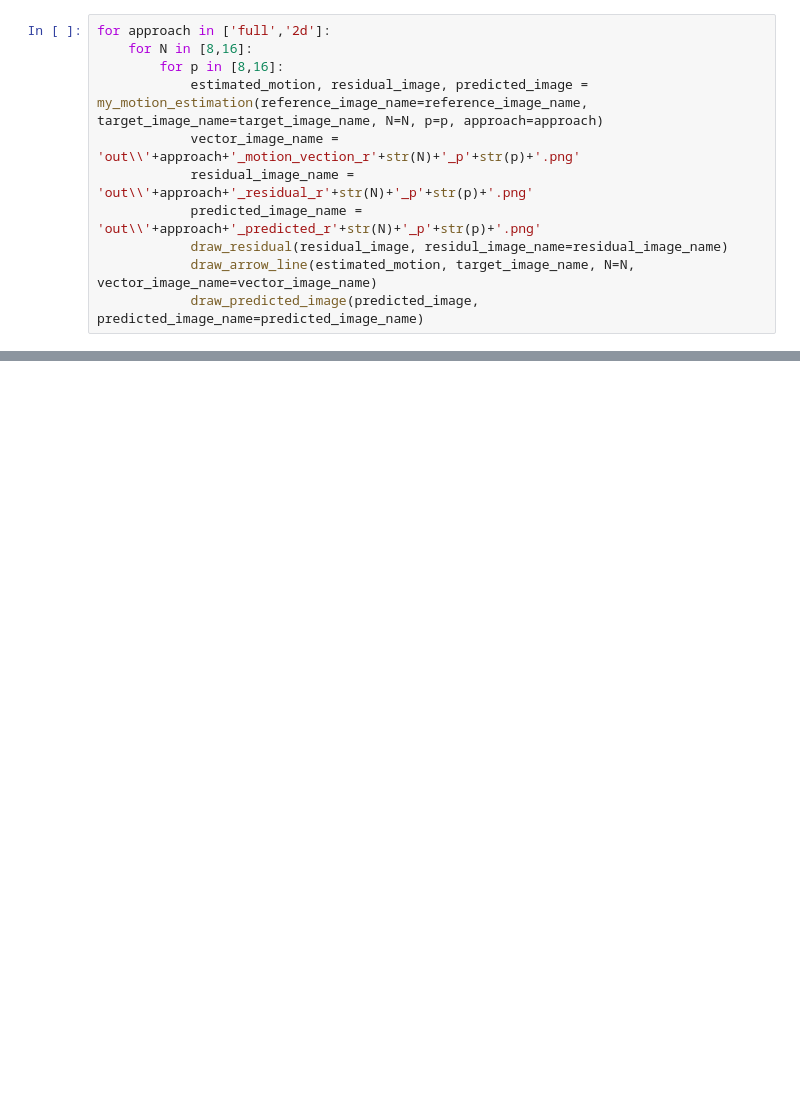
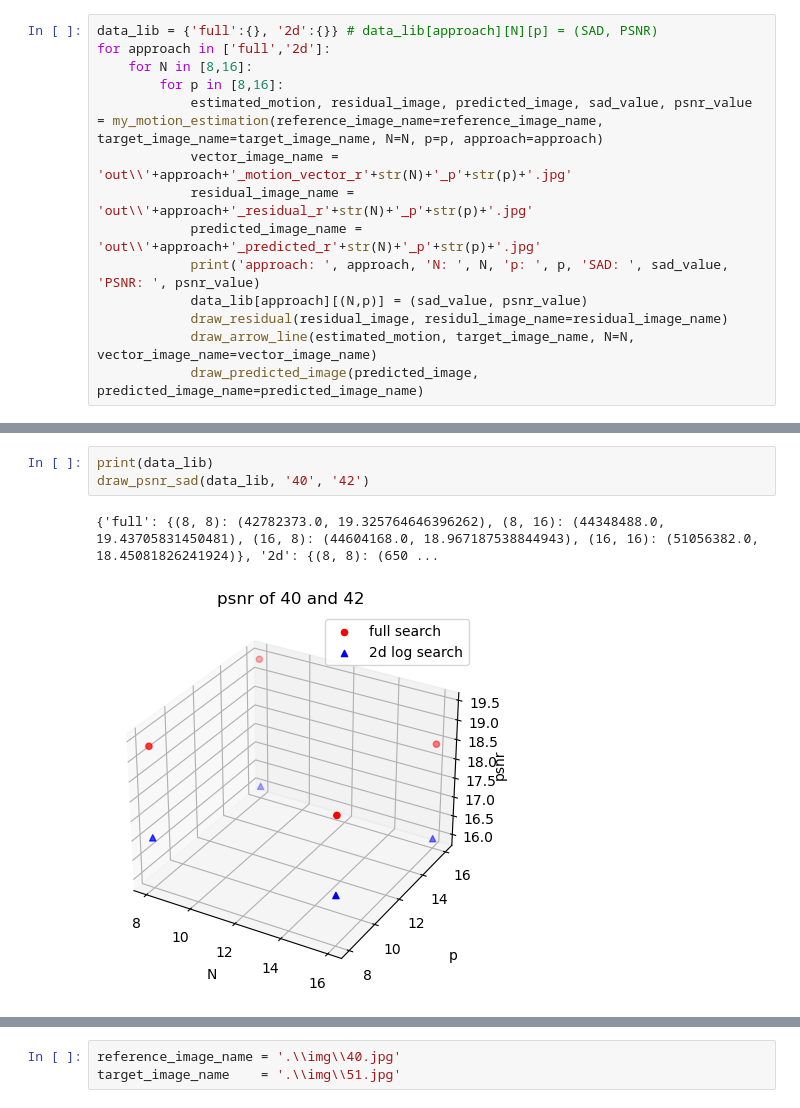
Before and after one commit to 108062138/multimedia-hw3, a Jupyter notebook: hw3.ipynb, the cells around one changed output, grey strips where cells are left out. Saved outputs shown, nothing was run; the diff lists cells and outputs as text; blank space fills up the shorter version.

Commit message:
append 3d image

```diff
--- a/hw3.ipynb
+++ b/hw3.ipynb
@@ -110,11 +152,14 @@ def draw_predicted_image(predicted_image, predicted_image_name):
 # %%
+data_lib = {'full':{}, '2d':{}} # data_lib[approach][N][p] = (SAD, PSNR)
 for approach in ['full','2d']:
     for N in [8,16]:
         for p in [8,16]:
-            estimated_motion, residual_image, predicted_image = my_motion_estimation(reference_image_name=reference_image_name, target_image_name=target_image_name, N=N, p=p, approach=approach)
-            vector_image_name = 'out\\'+approach+'_motion_vection_r'+str(N)+'_p'+str(p)+'.png'
-            residual_image_name = 'out\\'+approach+'_residual_r'+str(N)+'_p'+str(p)+'.png'
-            predicted_image_name = 'out\\'+approach+'_predicted_r'+str(N)+'_p'+str(p)+'.png'
+            estimated_motion, residual_image, predicted_image, sad_value, psnr_value = my_motion_estimation(reference_image_name=reference_image_name, target_image_name=target_image_name, N=N, p=p, approach=approach)
+            vector_image_name = 'out\\'+approach+'_motion_vector_r'+str(N)+'_p'+str(p)+'.jpg'
+            residual_image_name = 'out\\'+approach+'_residual_r'+str(N)+'_p'+str(p)+'.jpg'
+            predicted_image_name = 'out\\'+approach+'_predicted_r'+str(N)+'_p'+str(p)+'.jpg'
+            print('approach: ', approach, 'N: ', N, 'p: ', p, 'SAD: ', sad_value, 'PSNR: ', psnr_value)
+            data_lib[approach][(N,p)] = (sad_value, psnr_value)
             draw_residual(residual_image, residul_image_name=residual_image_name)
             draw_arrow_line(estimated_motion, target_image_name, N=N, vector_image_name=vector_image_name)
             draw_predicted_image(predicted_image, predicted_image_name=predicted_image_name)
@@ -120,0 +175,6 @@ for approach in ['full','2d']:
+# %%
+print(data_lib)
+draw_psnr_sad(data_lib, '40', '42')
+# %% [output]
+{'full': {(8, 8): (42782373.0, 19.325764646396262), (8, 16): (44348488.0, 19.43705831450481), (16, 8): (44604168.0, 18.967187538844943), (16, 16): (51056382.0, 18.45081826241924)}, '2d': {(8, 8): (650 ...
+[figure, added]
@@ -120,0 +182,3 @@ for approach in ['full','2d']:
+# %%
+reference_image_name = '.\\img\\40.jpg'
+target_image_name    = '.\\img\\51.jpg'
```
Also changed, not shown: parts of 7 cells of this notebook, 54 other files.
